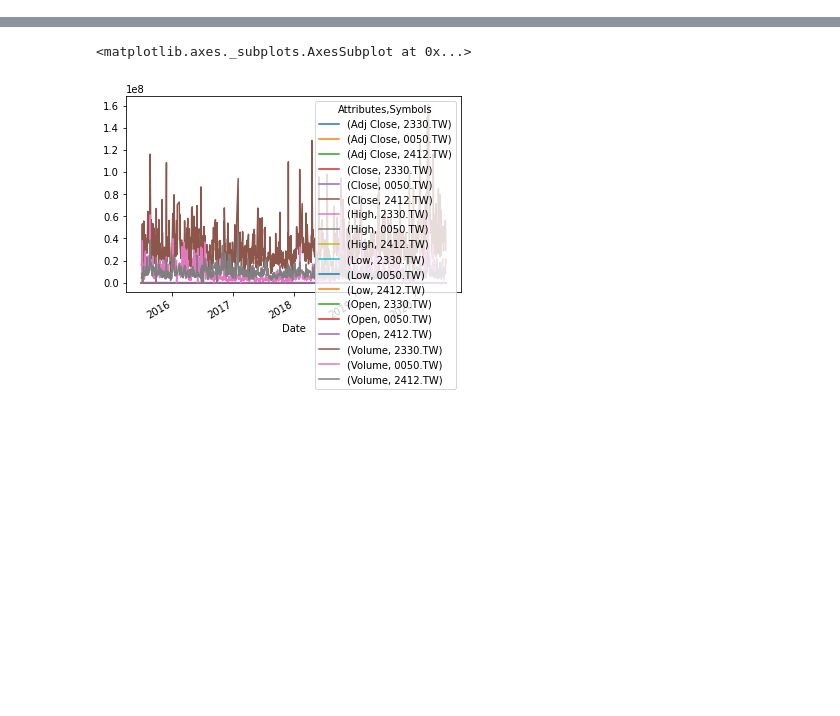
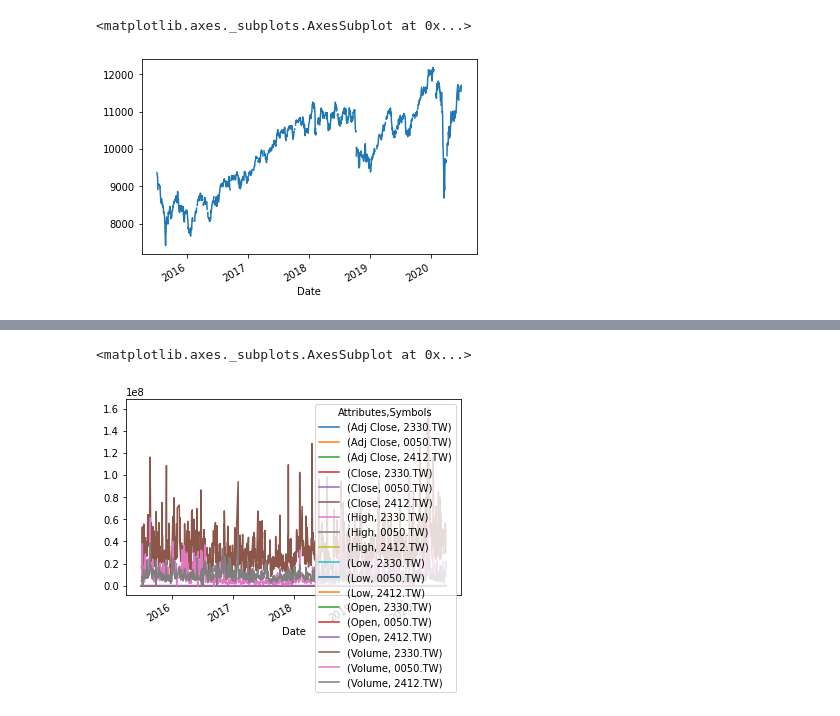
Before and after one commit to tewei0328/teach-TS, a Jupyter notebook: TS_datareader_多檔股票.ipynb, the cells around one changed output, grey strips where cells are left out. Cells and saved outputs as stored; diff of their text form; code cells hidden in the pictures; blank space fills up the shorter version.

```diff
--- a/TS_datareader_多檔股票.ipynb
+++ b/TS_datareader_多檔股票.ipynb
@@ -7,0 +39,5 @@ https://ithelp.ithome.com.tw/articles/10205113
+# %%
+df_many.Close['^TWII'].plot()
+# %% [output]
+<matplotlib.axes._subplots.AxesSubplot at 0x...>
+[figure, added]
```
Also changed, not shown: parts of 7 cells of this notebook.
